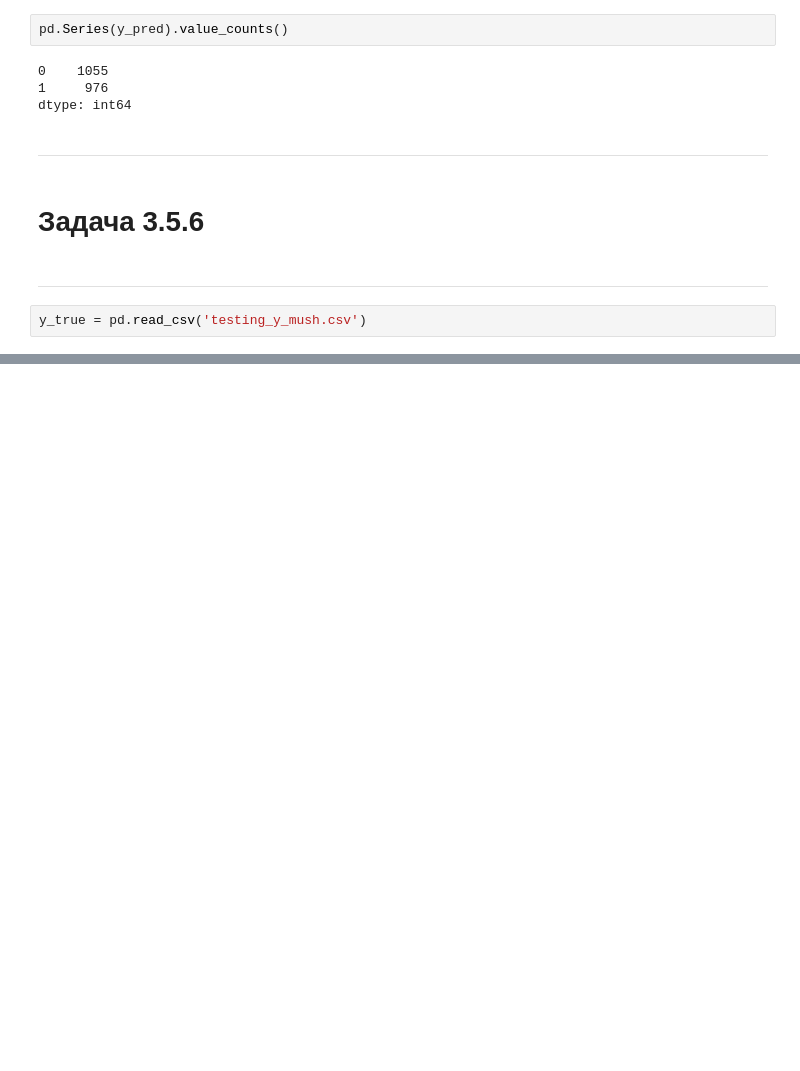
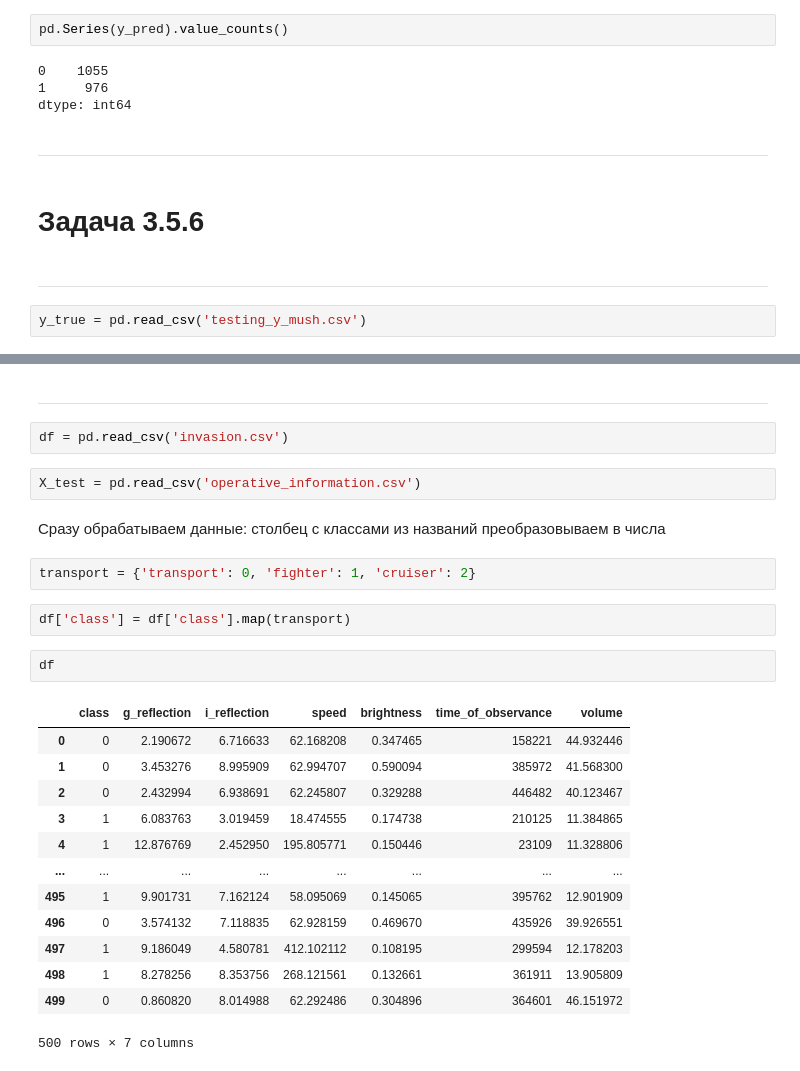
Before and after one commit to Accolyte42/Carpov_ML, a Jupyter notebook: Random Forest, Neuron nets.ipynb, the cells around one changed output, grey strips where cells are left out. Drawn from its saved outputs; the diff is of its cells as text; blank space fills up the shorter version.

Commit message:
Обучение и предсказание по данным
+ Скачиваем данные
+ Обучаем на данных случайный лес
+ предсказываем классы по тестовым данным
+ Определяем важность параметров

```diff
--- a/Random Forest, Neuron nets.ipynb
+++ b/Random Forest, Neuron nets.ipynb
@@ -265,0 +288,28 @@ y_true = pd.read_csv('testing_y_mush.csv')
+# %% [markdown]
+___
+# %%
+df = pd.read_csv('invasion.csv')
+# %%
+X_test = pd.read_csv('operative_information.csv')
+# %% [markdown]
+Сразу обрабатываем данные: столбец с классами из названий преобразовываем в числа
+# %%
+transport = {'transport': 0, 'fighter': 1, 'cruiser': 2}
+# %%
+df['class'] = df['class'].map(transport)
+# %%
+df
+# %% [output]
+|  | class | g_reflection | i_reflection | speed | brightness | time_of_observance | volume |
+| 0 | 0 | 2.190672 | 6.716633 | 62.168208 | 0.347465 | 158221 | 44.932446 |
+| 1 | 0 | 3.453276 | 8.995909 | 62.994707 | 0.590094 | 385972 | 41.568300 |
+| 2 | 0 | 2.432994 | 6.938691 | 62.245807 | 0.329288 | 446482 | 40.123467 |
+| 3 | 1 | 6.083763 | 3.019459 | 18.474555 | 0.174738 | 210125 | 11.384865 |
+| 4 | 1 | 12.876769 | 2.452950 | 195.805771 | 0.150446 | 23109 | 11.328806 |
+| ... | ... | ... | ... | ... | ... | ... | ... |
+| 495 | 1 | 9.901731 | 7.162124 | 58.095069 | 0.145065 | 395762 | 12.901909 |
+| 496 | 0 | 3.574132 | 7.118835 | 62.928159 | 0.469670 | 435926 | 39.926551 |
+| 497 | 1 | 9.186049 | 4.580781 | 412.102112 | 0.108195 | 299594 | 12.178203 |
+| 498 | 1 | 8.278256 | 8.353756 | 268.121561 | 0.132661 | 361911 | 13.905809 |
+| 499 | 0 | 0.860820 | 8.014988 | 62.292486 | 0.304896 | 364601 | 46.151972 |
+500 rows × 7 columns
```
Also changed, not shown: parts of 25 cells of this notebook, 3 other files.
